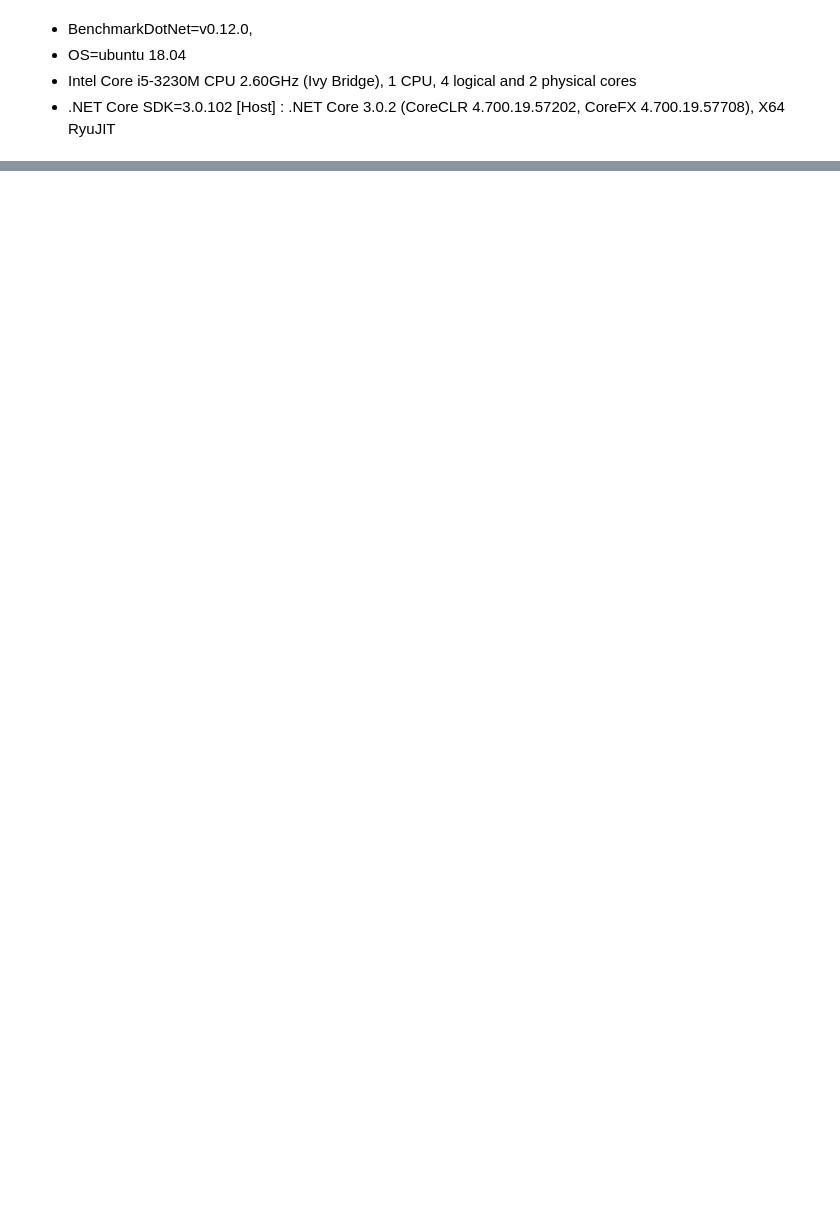
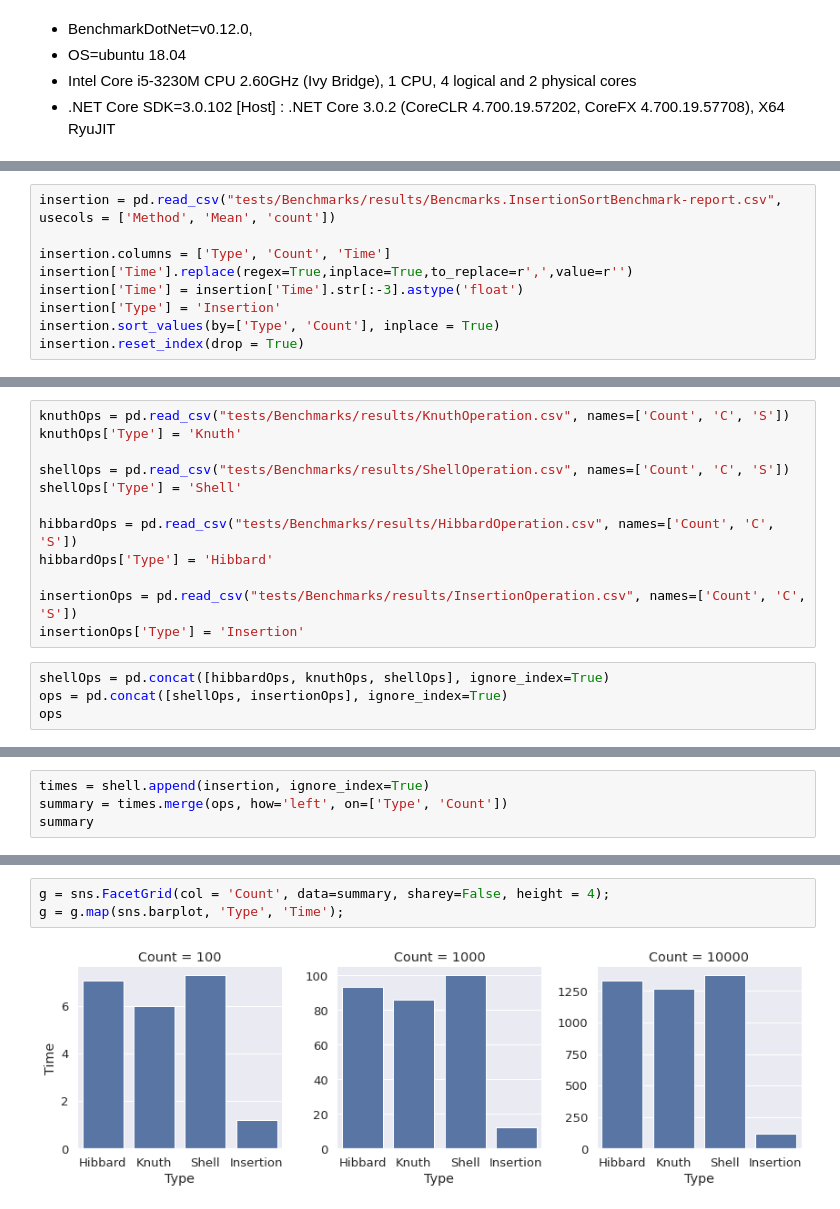
Before and after one commit to ShkalikovOleh/Labs, a Jupyter notebook: Algorithms and data structures/Sort algorithms/Analysis.ipynb, the cells around one changed output, grey strips where cells are left out. Cells and saved outputs as stored; diff of their text form; blank space fills up the shorter version.

Commit message:
Create report

```diff
--- a/Algorithms and data structures/Sort algorithms/Analysis.ipynb
+++ b/Algorithms and data structures/Sort algorithms/Analysis.ipynb
@@ -220,0 +54,9 @@ df2
+# %%
+insertion = pd.read_csv("tests/Benchmarks/results/Bencmarks.InsertionSortBenchmark-report.csv", usecols = ['Method', 'Mean', 'count'])
+
+insertion.columns = ['Type', 'Count', 'Time']
+insertion['Time'].replace(regex=True,inplace=True,to_replace=r',',value=r'')
+insertion['Time'] = insertion['Time'].str[:-3].astype('float')
+insertion['Type'] = 'Insertion'
+insertion.sort_values(by=['Type', 'Count'], inplace = True)
+insertion.reset_index(drop = True)
@@ -220,0 +68,16 @@ df2
+# %%
+knuthOps = pd.read_csv("tests/Benchmarks/results/KnuthOperation.csv", names=['Count', 'C', 'S'])
+knuthOps['Type'] = 'Knuth'
+
+shellOps = pd.read_csv("tests/Benchmarks/results/ShellOperation.csv", names=['Count', 'C', 'S'])
+shellOps['Type'] = 'Shell'
+
+hibbardOps = pd.read_csv("tests/Benchmarks/results/HibbardOperation.csv", names=['Count', 'C', 'S'])
+hibbardOps['Type'] = 'Hibbard'
+
+insertionOps = pd.read_csv("tests/Benchmarks/results/InsertionOperation.csv", names=['Count', 'C', 'S'])
+insertionOps['Type'] = 'Insertion'
+# %%
+shellOps = pd.concat([hibbardOps, knuthOps, shellOps], ignore_index=True)
+ops = pd.concat([shellOps, insertionOps], ignore_index=True)
+ops
@@ -220,0 +98,4 @@ df2
+# %%
+times = shell.append(insertion, ignore_index=True)
+summary = times.merge(ops, how='left', on=['Type', 'Count'])
+summary
@@ -220,0 +138,5 @@ df2
+# %%
+g = sns.FacetGrid(col = 'Count', data=summary, sharey=False, height = 4);
+g = g.map(sns.barplot, 'Type', 'Time');
+# %% [output]
+[figure, added]
```
Also changed, not shown: parts of 36 cells of this notebook, 10 other files.
